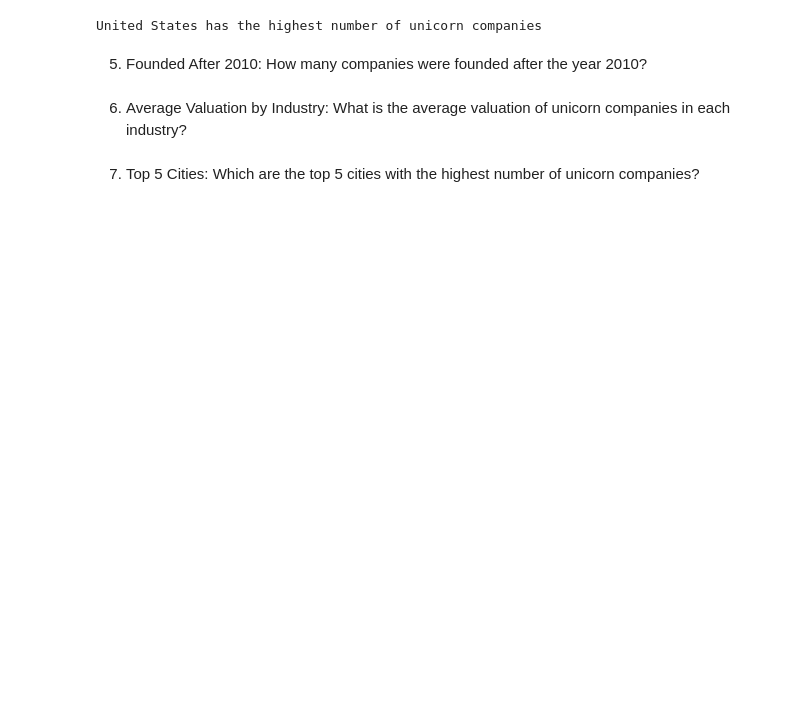
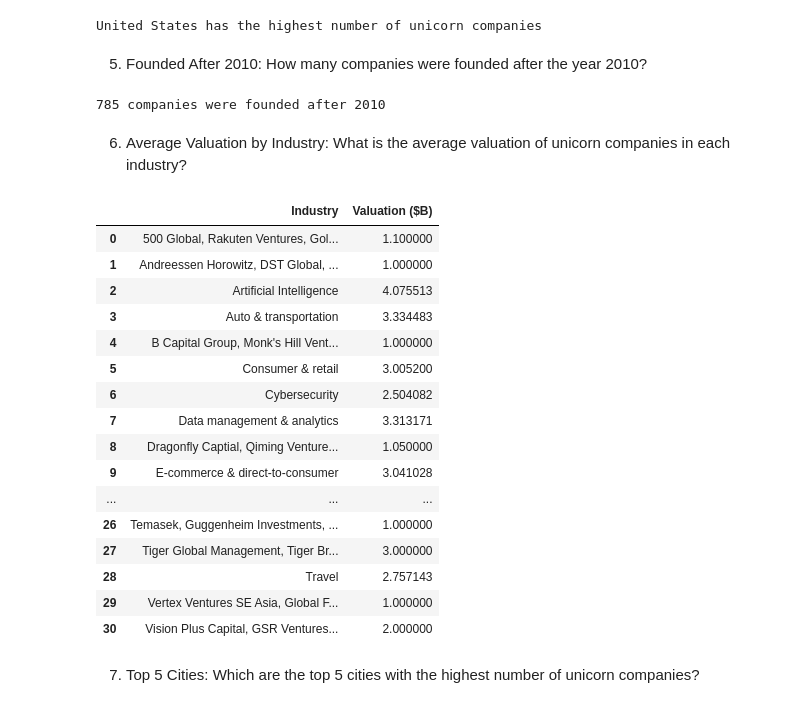
Before and after one commit to tasnimahmed11/dds_ai_residency, a Jupyter notebook: EDA/unicorn_companies_eda.ipynb, the cells around one changed output. Cells and saved outputs as stored; diff of their text form; code cells hidden in the pictures; blank space fills up the shorter version.

```diff
--- a/EDA/unicorn_companies_eda.ipynb
+++ b/EDA/unicorn_companies_eda.ipynb
@@ -270,2 +294,7 @@ my_dataframe.loc[(my_dataframe["column_name"] >= lower_limit) & (my_dataframe["c
+# %%
+founded = df.loc[(df["Founded Year"] > 2010)]
+print(founded.shape[0], "companies were founded after 2010")
+# %% [output]
+785 companies were founded after 2010
 # %% [markdown]
 6. Average Valuation by Industry: What is the average valuation of unicorn companies in each industry?
@@ -275,2 +301,23 @@ my_dataframe.loc[(my_dataframe["column_name"] >= lower_limit) & (my_dataframe["c
+# %%
+industry_grouped = df.groupby(['Industry'])['Valuation ($B)'].mean().reset_index()
+industry_grouped
+# %% [output]
+|  | Industry | Valuation ($B) |
+| 0 | 500 Global, Rakuten Ventures, Gol... | 1.100000 |
+| 1 | Andreessen Horowitz, DST Global, ... | 1.000000 |
+| 2 | Artificial Intelligence | 4.075513 |
+| 3 | Auto & transportation | 3.334483 |
+| 4 | B Capital Group, Monk's Hill Vent... | 1.000000 |
+| 5 | Consumer & retail | 3.005200 |
+| 6 | Cybersecurity | 2.504082 |
+| 7 | Data management & analytics | 3.313171 |
+| 8 | Dragonfly Captial, Qiming Venture... | 1.050000 |
+| 9 | E-commerce & direct-to-consumer | 3.041028 |
+| ... | ... | ... |
+| 26 | Temasek, Guggenheim Investments, ... | 1.000000 |
+| 27 | Tiger Global Management, Tiger Br... | 3.000000 |
+| 28 | Travel | 2.757143 |
+| 29 | Vertex Ventures SE Asia, Global F... | 1.000000 |
+| 30 | Vision Plus Capital, GSR Ventures... | 2.000000 |
 # %% [markdown]
 7. Top 5 Cities: Which are the top 5 cities with the highest number of unicorn companies?
```
Also changed, not shown: parts of 22 cells of this notebook.
